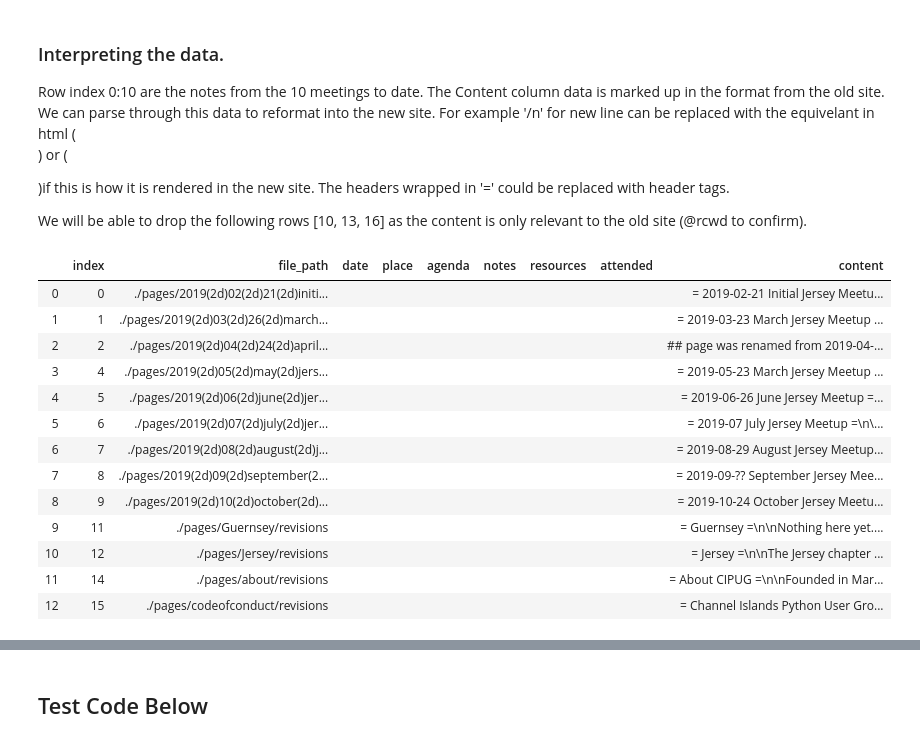
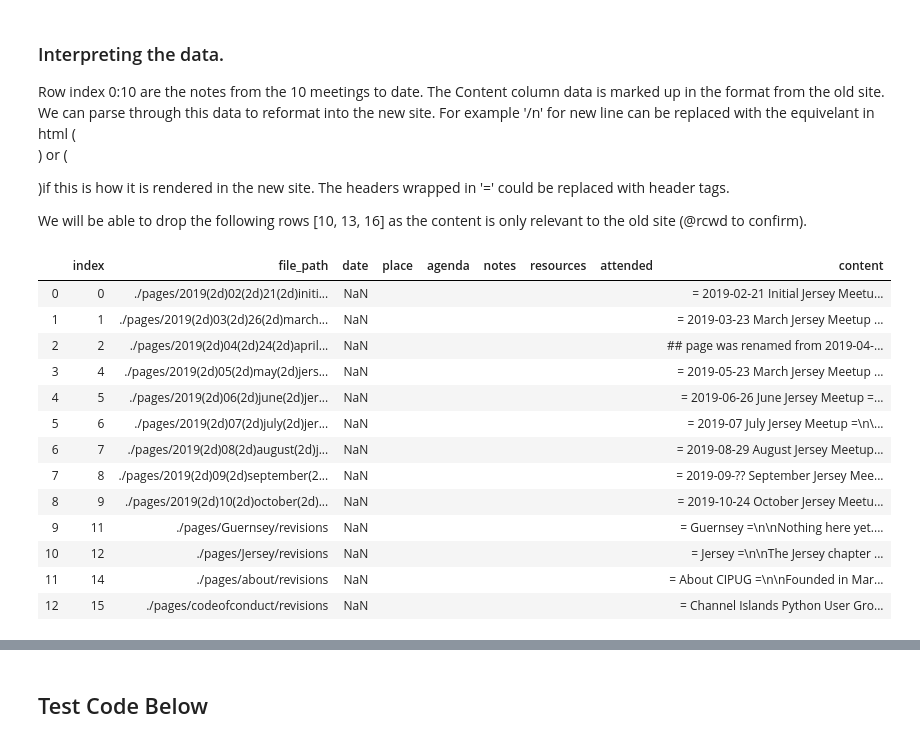
Before and after one commit to cipug/literaterobot, a Jupyter notebook: legacy_site_data/Jupyter-Workflow.ipynb, the cells around one changed output, grey strips where cells are left out. Drawn from its saved outputs; the diff is of its cells as text; code cells hidden in the pictures.

```diff
--- a/legacy_site_data/Jupyter-Workflow.ipynb
+++ b/legacy_site_data/Jupyter-Workflow.ipynb
@@ -60,29 +61,29 @@ content_df = content_df.drop(content_df.index[[3,10,13,16]])
 content_df = content_df.reset_index()
 # %%
 # Add in the columns for the new model
-content_df.insert(loc=2, column = "date", value = "")
+content_df.insert(loc=2, column = "date", value = np.nan)
 content_df.insert(loc=3, column = "place", value = "")
 content_df.insert(loc=4, column = "agenda", value = "")
 content_df.insert(loc=5, column = "notes", value = "")
 content_df.insert(loc=6, column = "resources", value = "")
 content_df.insert(loc=7, column = "attended", value = "")
 
 display(content_df)
 # %% [output]
 |  | index | file_path | date | place | agenda | notes | resources | attended | content |
-| 0 | 0 | ./pages/2019(2d)02(2d)21(2d)initi... |  |  |  |  |  |  | = 2019-02-21 Initial Jersey Meetu... |
-| 1 | 1 | ./pages/2019(2d)03(2d)26(2d)march... |  |  |  |  |  |  | = 2019-03-23 March Jersey Meetup ... |
-| 2 | 2 | ./pages/2019(2d)04(2d)24(2d)april... |  |  |  |  |  |  | ## page was renamed from 2019-04-... |
-| 3 | 4 | ./pages/2019(2d)05(2d)may(2d)jers... |  |  |  |  |  |  | = 2019-05-23 March Jersey Meetup ... |
-| 4 | 5 | ./pages/2019(2d)06(2d)june(2d)jer... |  |  |  |  |  |  | = 2019-06-26 June Jersey Meetup =... |
-| 5 | 6 | ./pages/2019(2d)07(2d)july(2d)jer... |  |  |  |  |  |  | = 2019-07 July Jersey Meetup =\n\... |
-| 6 | 7 | ./pages/2019(2d)08(2d)august(2d)j... |  |  |  |  |  |  | = 2019-08-29 August Jersey Meetup... |
-| 7 | 8 | ./pages/2019(2d)09(2d)september(2... |  |  |  |  |  |  | = 2019-09-?? September Jersey Mee... |
-| 8 | 9 | ./pages/2019(2d)10(2d)october(2d)... |  |  |  |  |  |  | = 2019-10-24 October Jersey Meetu... |
-| 9 | 11 | ./pages/Guernsey/revisions |  |  |  |  |  |  | = Guernsey =\n\nNothing here yet.... |
-| 10 | 12 | ./pages/Jersey/revisions |  |  |  |  |  |  | = Jersey =\n\nThe Jersey chapter ... |
-| 11 | 14 | ./pages/about/revisions |  |  |  |  |  |  | = About CIPUG =\n\nFounded in Mar... |
-| 12 | 15 | ./pages/codeofconduct/revisions |  |  |  |  |  |  | = Channel Islands Python User Gro... |
+| 0 | 0 | ./pages/2019(2d)02(2d)21(2d)initi... | NaN |  |  |  |  |  | = 2019-02-21 Initial Jersey Meetu... |
+| 1 | 1 | ./pages/2019(2d)03(2d)26(2d)march... | NaN |  |  |  |  |  | = 2019-03-23 March Jersey Meetup ... |
+| 2 | 2 | ./pages/2019(2d)04(2d)24(2d)april... | NaN |  |  |  |  |  | ## page was renamed from 2019-04-... |
+| 3 | 4 | ./pages/2019(2d)05(2d)may(2d)jers... | NaN |  |  |  |  |  | = 2019-05-23 March Jersey Meetup ... |
+| 4 | 5 | ./pages/2019(2d)06(2d)june(2d)jer... | NaN |  |  |  |  |  | = 2019-06-26 June Jersey Meetup =... |
+| 5 | 6 | ./pages/2019(2d)07(2d)july(2d)jer... | NaN |  |  |  |  |  | = 2019-07 July Jersey Meetup =\n\... |
+| 6 | 7 | ./pages/2019(2d)08(2d)august(2d)j... | NaN |  |  |  |  |  | = 2019-08-29 August Jersey Meetup... |
+| 7 | 8 | ./pages/2019(2d)09(2d)september(2... | NaN |  |  |  |  |  | = 2019-09-?? September Jersey Mee... |
+| 8 | 9 | ./pages/2019(2d)10(2d)october(2d)... | NaN |  |  |  |  |  | = 2019-10-24 October Jersey Meetu... |
+| 9 | 11 | ./pages/Guernsey/revisions | NaN |  |  |  |  |  | = Guernsey =\n\nNothing here yet.... |
+| 10 | 12 | ./pages/Jersey/revisions | NaN |  |  |  |  |  | = Jersey =\n\nThe Jersey chapter ... |
+| 11 | 14 | ./pages/about/revisions | NaN |  |  |  |  |  | = About CIPUG =\n\nFounded in Mar... |
+| 12 | 15 | ./pages/codeofconduct/revisions | NaN |  |  |  |  |  | = Channel Islands Python User Gro... |
 # %%
 # pip install markdown2
 # %%
```
Also changed, not shown: parts of 7 cells of this notebook, 2 other files.
